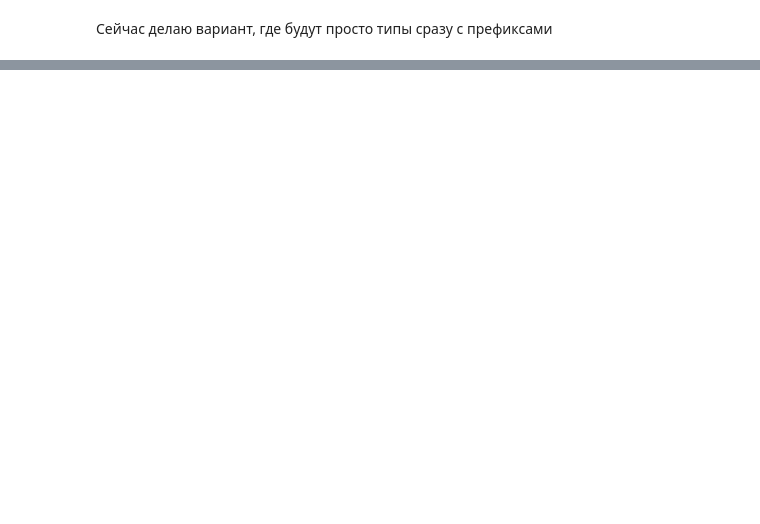
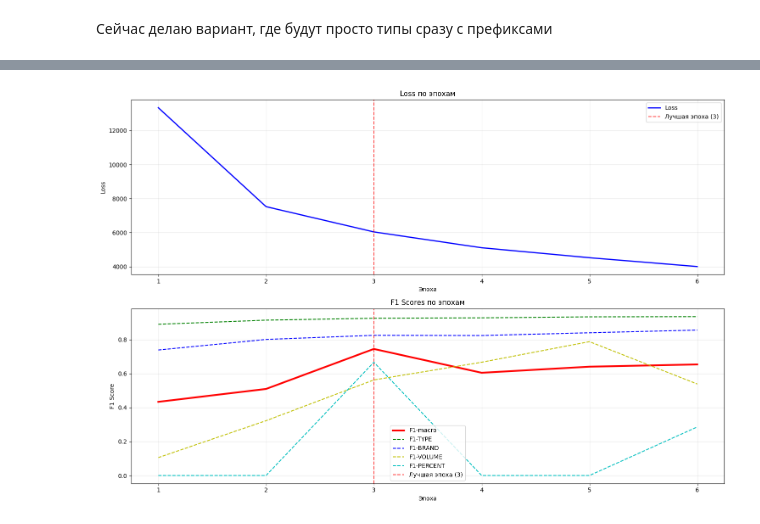
Before and after one commit to tokarevdr/ner-x5-hackathon, a Jupyter notebook: ML_PART/Fine_tuning_ru_core_web_lg.ipynb, the cells around one changed output, grey strips where cells are left out. Cells and saved outputs as stored; diff of their text form; code cells hidden in the pictures; blank space fills up the shorter version.

```diff
--- a/ML_PART/Fine_tuning_ru_core_web_lg.ipynb
+++ b/ML_PART/Fine_tuning_ru_core_web_lg.ipynb
@@ -205,5 +149,6 @@ def create_base_nlp():
             nlp.remove_pipe('ner')
     except Exception:
         nlp = spacy.blank("ru")
-    nlp.add_pipe("ner")
-    return nlp
+
+    ner=nlp.add_pipe("ner")
+    return nlp, ner
@@ -212,0 +155,7 @@ grid_results = []
+# %%
+nlp, ner = create_base_nlp()
+# %%
+for _, annotations in train_data:
+  for ent in annotations['entities']:
+    if ent[2] not in ner.labels:
+      ner.add_label(ent[2])
@@ -212,0 +169,3 @@ grid_results = []
+# %%
+# Создаем DataFrame для хранения метрик
+metrics_df = pd.DataFrame(columns=['epoch', 'loss', 'f1_macro', 'f1_TYPE', 'f1_BRAND', 'f1_VOLUME', 'f1_PERCENT'])
@@ -213 +270,34 @@ grid_results = []
+# %%
+import matplotlib.pyplot as plt
+
+plt.figure(figsize=(15, 10))
+# График Loss
+plt.subplot(2, 1, 1)
+plt.plot(metrics_df['epoch'], metrics_df['loss'], 'b-', linewidth=2, label='Loss')
+plt.axvline(x=best_epoch, color='r', linestyle='--', alpha=0.7, label=f'Лучшая эпоха ({best_epoch})')
+plt.xlabel('Эпоха')
+plt.ylabel('Loss')
+plt.title('Loss по эпохам')
+plt.legend()
+plt.grid(True, alpha=0.3)
+
+# График F1 scores
+plt.subplot(2, 1, 2)
+plt.plot(metrics_df['epoch'], metrics_df['f1_macro'], 'r-', linewidth=3, label='F1-macro')
+plt.plot(metrics_df['epoch'], metrics_df['f1_TYPE'], 'g--', label='F1-TYPE')
+plt.plot(metrics_df['epoch'], metrics_df['f1_BRAND'], 'b--', label='F1-BRAND')
+plt.plot(metrics_df['epoch'], metrics_df['f1_VOLUME'], 'y--', label='F1-VOLUME')
+plt.plot(metrics_df['epoch'], metrics_df['f1_PERCENT'], 'c--', label='F1-PERCENT')
+plt.axvline(x=best_epoch, color='r', linestyle='--', alpha=0.7, label=f'Лучшая эпоха ({best_epoch})')
+plt.xlabel('Эпоха')
+plt.ylabel('F1 Score')
+plt.title('F1 Scores по эпохам')
+plt.legend()
+plt.grid(True, alpha=0.3)
+
+plt.tight_layout()
+plt.savefig(f"{OUT_DIR}/screening_metrics.png", dpi=300, bbox_inches='tight')
+plt.show()
+# %% [output]
+[figure, added]
 # %%
```
Also changed, not shown: parts of 22 cells of this notebook, 40 other files.
